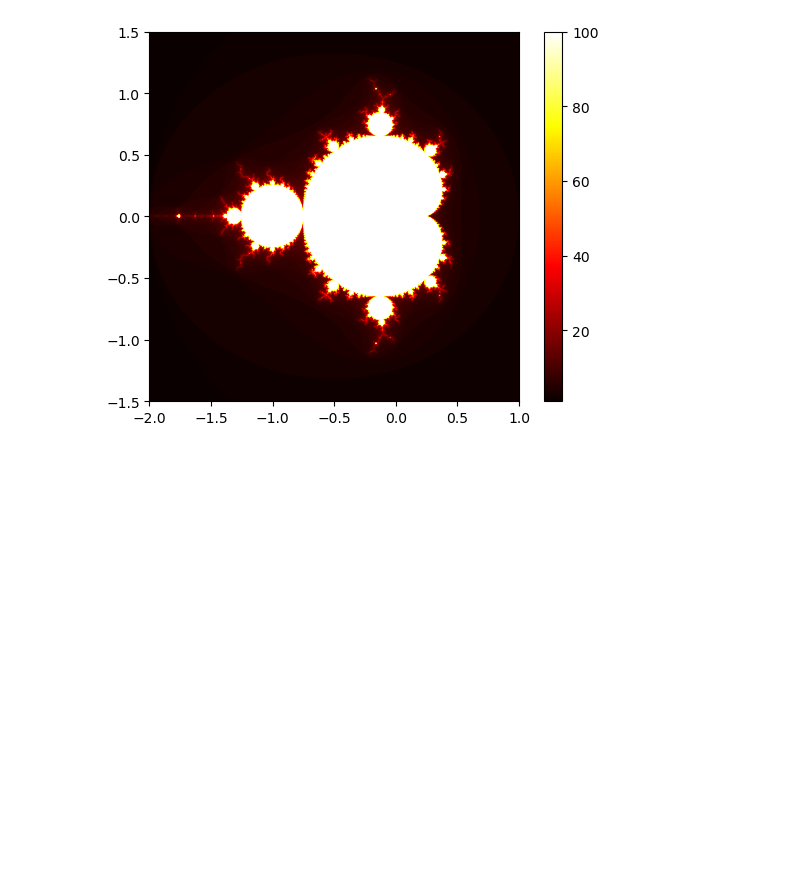
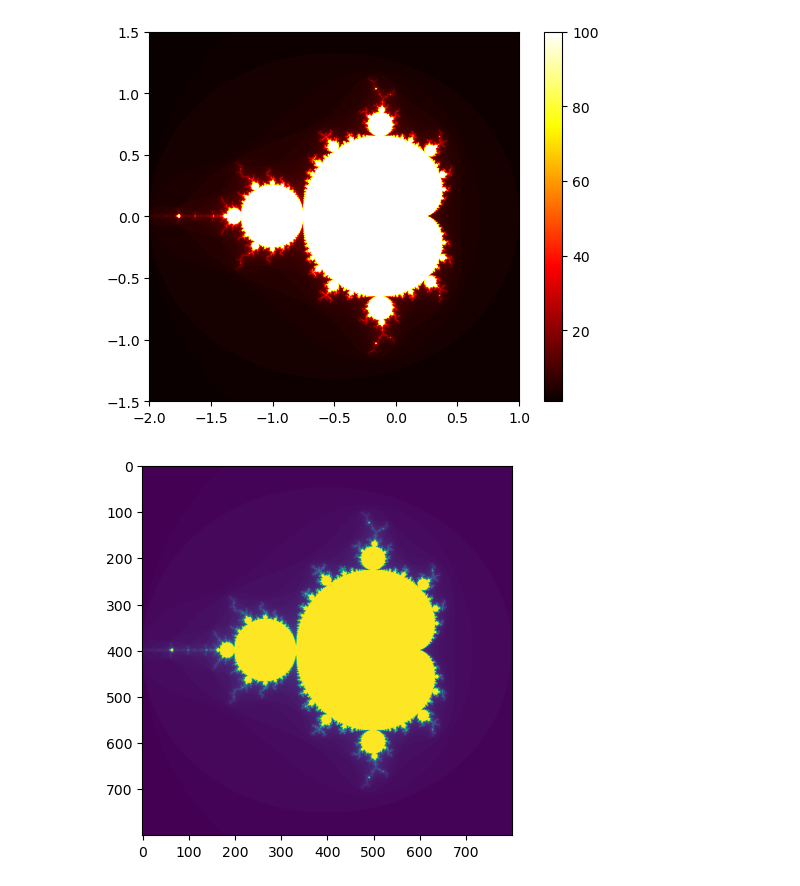
Before and after one commit to ismailsakhi/ds5_assignment_group2, a Jupyter notebook: week1.ipynb, the cells around one changed output. Saved outputs shown, nothing was run; the diff lists cells and outputs as text; code cells hidden in the pictures; blank space fills up the shorter version.

```diff
--- a/week1.ipynb
+++ b/week1.ipynb
@@ -116,3 +116,53 @@ for i in range(height):
 plt.imshow(image, extent=[xmin, xmax, ymin, ymax], cmap="hot")
 # %% [output]
 [figure]
+# %%
+import numpy as np
+import matplotlib.pyplot as plt
+def define_image( height , width ):
+
+    x_min , x_max , y_min , y_max = -2 , 1 , -1.5 , 1.5
+
+    x = np.linspace(x_min , x_max ,  width )
+    y = np.linspace(y_min , y_max , height)
+
+    image = np.zeros((height , width))
+
+    return  image , x , y
+
+def compute_combinations(image , iterations , x , y , height , width):
+
+    for i in range(height):
+        for j in range(width):
+
+            c = x[j] + 1j * y[i]
+
+            z = 0
+            count = 0
+
+            while abs(z) <=2 and count < iterations:
+
+                z = z* z + c
+                count+=1
+            image[ i , j ] = count
+    return image
+
+def plot_mandelbort( image ):
+
+    plt.imshow( image  )
+
+
+def main():
+
+    height = 800
+    width = 800
+    iterations = 100
+    image , x, y = define_image(height, width)
+    image = compute_combinations(image , iterations, x, y , height , width)
+    plot_mandelbort(image )
+
+
+if __name__ == "__main__":
+    main()
+# %% [output]
+[figure, added]
```
